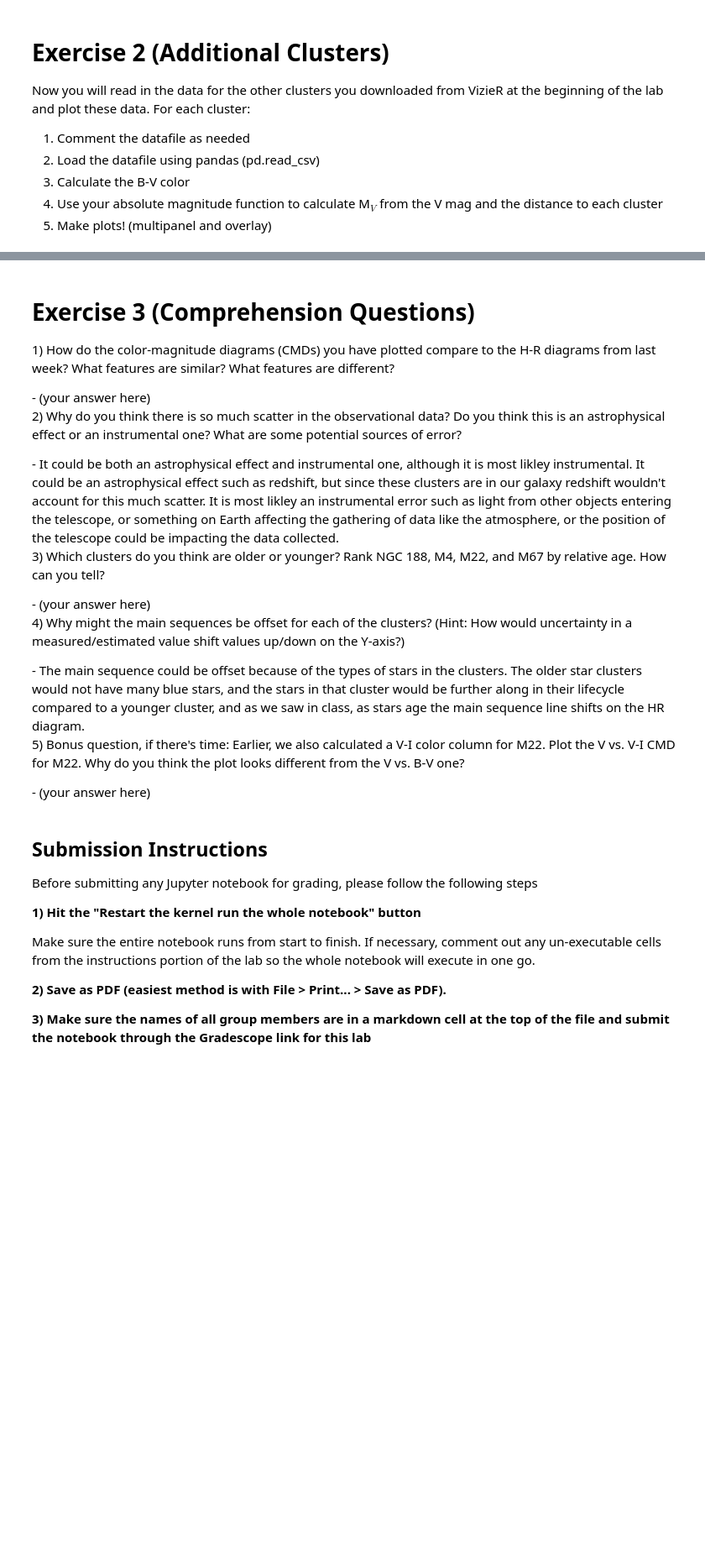
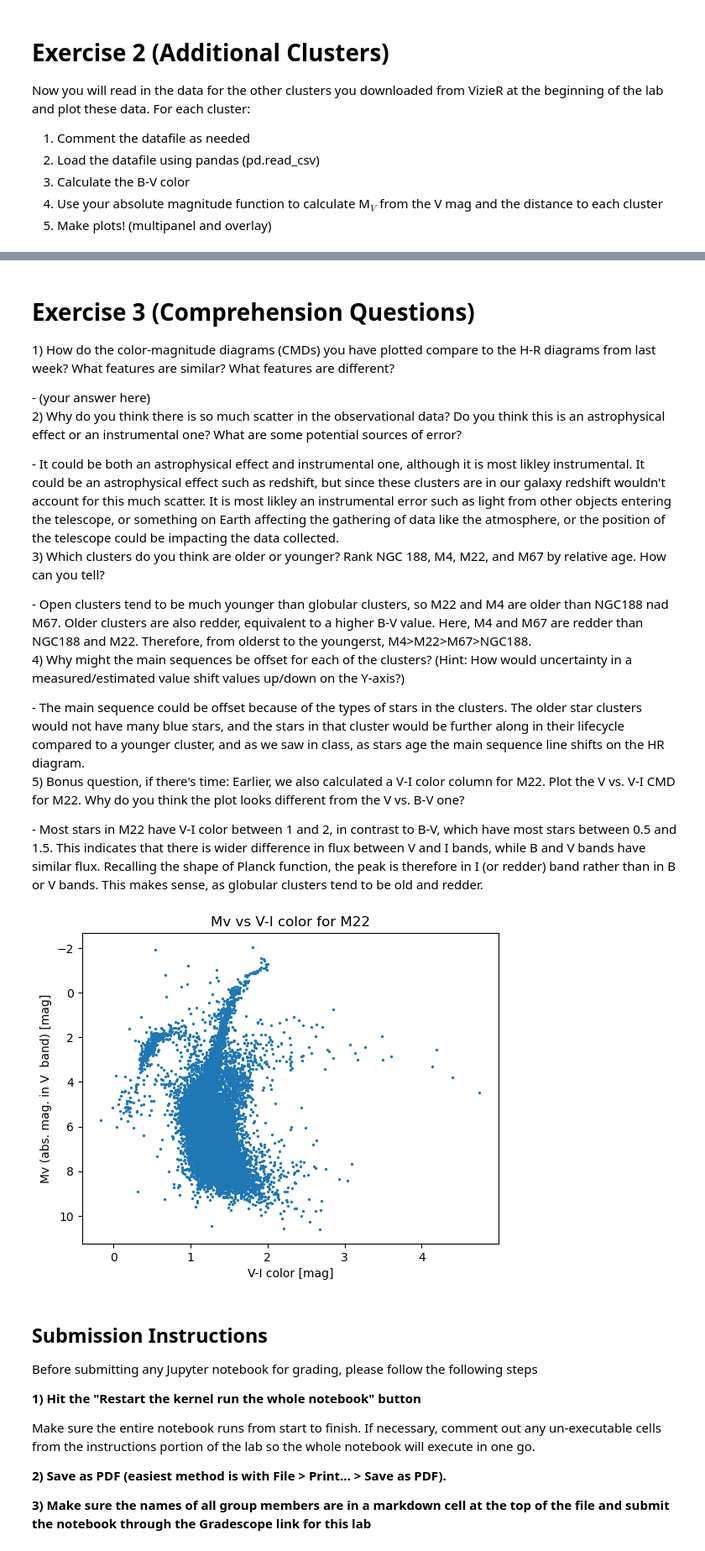
Before and after one commit to RY0no0t0/ASTR337, a Jupyter notebook: lab/lab2/Lab2.ipynb, the cells around one changed output, grey strips where cells are left out. Shown: that part at 84% size. Drawn from its saved outputs; the diff is of its cells as text; code cells hidden in the pictures; blank space fills up the shorter version.

```diff
--- a/lab/lab2/Lab2.ipynb
+++ b/lab/lab2/Lab2.ipynb
@@ -448,7 +465,7 @@ Text(0.5, 1.0, 'NGC188 - mm')
 
 
 <p>3) Which clusters do you think are older or younger? Rank NGC 188, M4, M22, and M67 by relative age. How can you tell?</p>
-- (your answer here)
+- Open clusters tend to be much younger than globular clusters, so M22 and M4 are older than NGC188 nad M67. Older clusters are also redder, equivalent to a higher B-V value. Here, M4 and M67 are redder than NGC188 and M22. Therefore, from olderst to the youngerst, M4>M22>M67>NGC188.
 
 
 <p>4) Why might the main sequences be offset for each of the clusters? (Hint: How would uncertainty in a measured/estimated value shift values up/down on the Y-axis?)</p>
@@ -456,4 +473,4 @@ Text(0.5, 1.0, 'NGC188 - mm')
 
 
 <p>5) Bonus question, if there's time: Earlier, we also calculated a V-I color column for M22. Plot the V vs. V-I CMD for M22. Why do you think the plot looks different from the V vs. B-V one?</p>
-- (your answer here)
+- Most stars in M22 have V-I color between 1 and 2, in contrast to B-V, which have most stars between 0.5 and 1.5. This indicates that there is wider difference in flux between V and I bands, while B and V bands have similar flux. Recalling the shape of Planck function, the peak is therefore in I (or redder) band rather than in B or V bands. This makes sense, as globular clusters tend to be old and redder.
@@ -462,3 +477,15 @@ Text(0.5, 1.0, 'NGC188 - mm')
+# %%
+# Bonus Plot
+
+fig, ax = plt.subplots()
+ax.scatter(m22["VIcolor"], m22["Mv"], s=2)
+ax.yaxis.set_inverted(True)
+ax.set_xlabel("V-I color [mag]")
+ax.set_ylabel("Mv (abs. mag. in V  band) [mag]")
+ax.set_title("Mv vs V-I color for M22")
+plt.show()
+# %% [output]
+[figure, added]
 # %% [markdown]
 ## Submission Instructions
 
```
Also changed, not shown: parts of 4 cells of this notebook, 2 other files.
